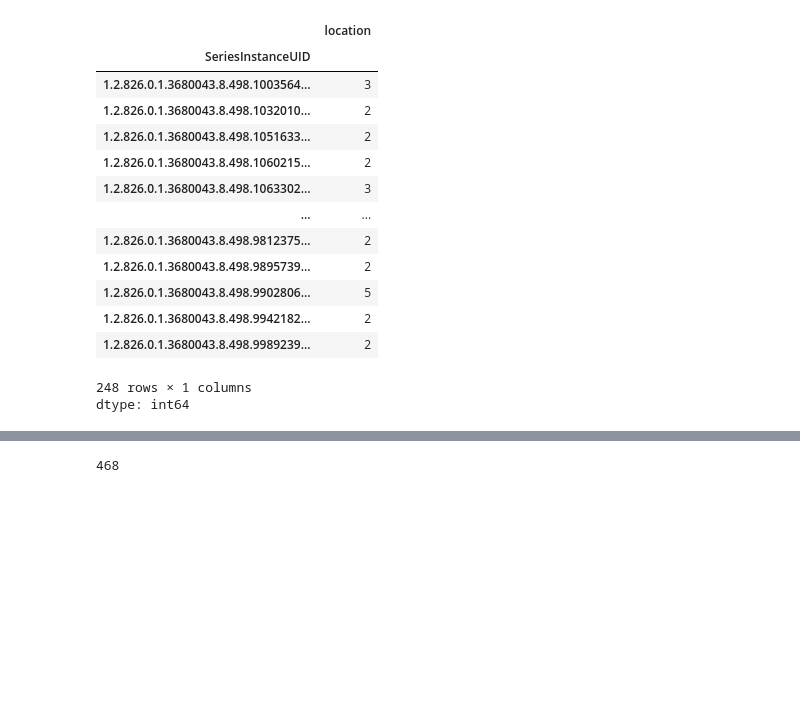
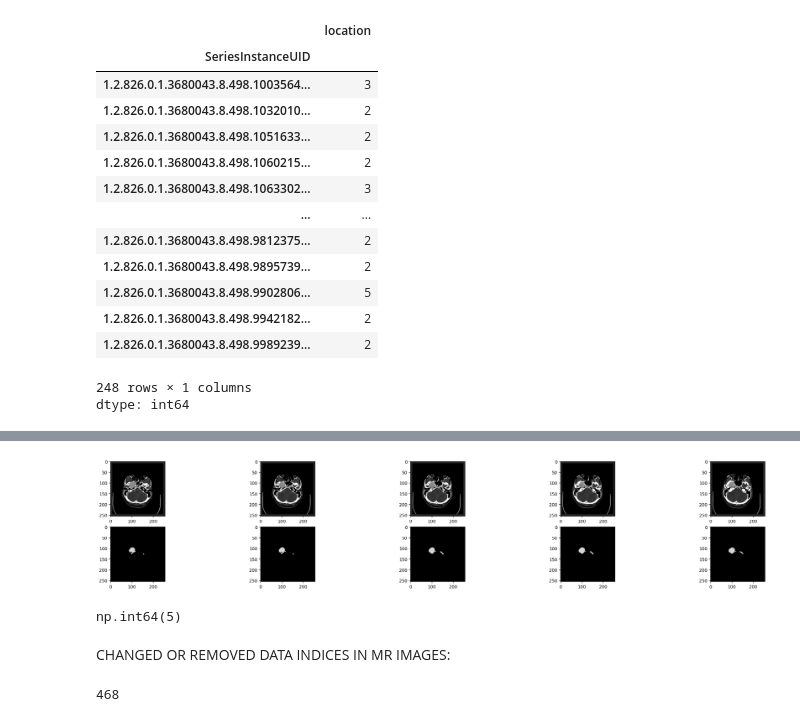
Before and after one commit to dsz1910/intracranial-aneurysm-ai, a Jupyter notebook: aneurysm_data_preprocessing.ipynb, the cells around one changed output, grey strips where cells are left out. Saved outputs shown, nothing was run; the diff lists cells and outputs as text; code cells hidden in the pictures; blank space fills up the shorter version.

Commit message:
Completed CTA image data review

```diff
--- a/aneurysm_data_preprocessing.ipynb
+++ b/aneurysm_data_preprocessing.ipynb
@@ -426,20 +418,20 @@ def get_idx():
         yield i
         i += 1
 # %%
-def draw_img(img, idx):
+def draw_img(img):
     fix, ax = plt.subplots(2, 5, figsize=(30, 5))
 
-    ax[0, 0].imshow(img[idx:, :, 0], cmap='gray')
-    ax[0, 1].imshow(img[idx:, :, 1], cmap='gray')
-    ax[0, 2].imshow(img[idx:, :, 2], cmap='gray')
-    ax[0, 3].imshow(img[idx:, :, 3], cmap='gray')
-    ax[0, 4].imshow(img[idx:, :, 4], cmap='gray')
+    ax[0, 0].imshow(img[:, :, 0], cmap='gray')
+    ax[0, 1].imshow(img[:, :, 1], cmap='gray')
+    ax[0, 2].imshow(img[:, :, 2], cmap='gray')
+    ax[0, 3].imshow(img[:, :, 3], cmap='gray')
+    ax[0, 4].imshow(img[:, :, 4], cmap='gray')
 
-    ax[1, 0].imshow(img[idx:, :, 5])
-    ax[1, 1].imshow(img[idx:, :, 6])
-    ax[1, 2].imshow(img[idx:, :, 7])
-    ax[1, 3].imshow(img[idx:, :, 8])
-    ax[1, 4].imshow(img[idx:, :, 9])
+    ax[1, 0].imshow(img[:, :, 5], cmap='gray')
+    ax[1, 1].imshow(img[:, :, 6], cmap='gray')
+    ax[1, 2].imshow(img[:, :, 7], cmap='gray')
+    ax[1, 3].imshow(img[:, :, 8], cmap='gray')
+    ax[1, 4].imshow(img[:, :, 9], cmap='gray')
 
     plt.show()
 # %%
@@ -463,2 +452,0 @@ index: 15
-# %%
-cta_x = np.delete(cta_x, cta_idx)
@@ -464,0 +472,7 @@ cta_x = np.delete(cta_x, cta_idx)
+# %%
+cta_y[[17, 114]] = 13
+cta_y[[82, 83]] = 10
+cta_y[[139, 140]] = 1
+cta_y[[217, 218]] = 5
+cta_x = np.delete(cta_x, [67, 71, 69, 68, 74, 115, 118, 195])
+cta_y = np.delete(cta_y, [67, 71, 69, 68, 74, 115, 118, 195])
@@ -465,3 +481,9 @@ cta_x = np.delete(cta_x, cta_idx)
+# %%
+draw_img(cta_x[216])
+cta_y[216]
+# %% [output]
+[figure, added]
+np.int64(5)
 # %%
 idx_gen = get_idx()
 # %%
@@ -473,0 +496,2 @@ else:
+# %% [markdown]
+CHANGED OR REMOVED DATA INDICES IN MR IMAGES:
```
Also changed, not shown: parts of 11 cells of this notebook.
